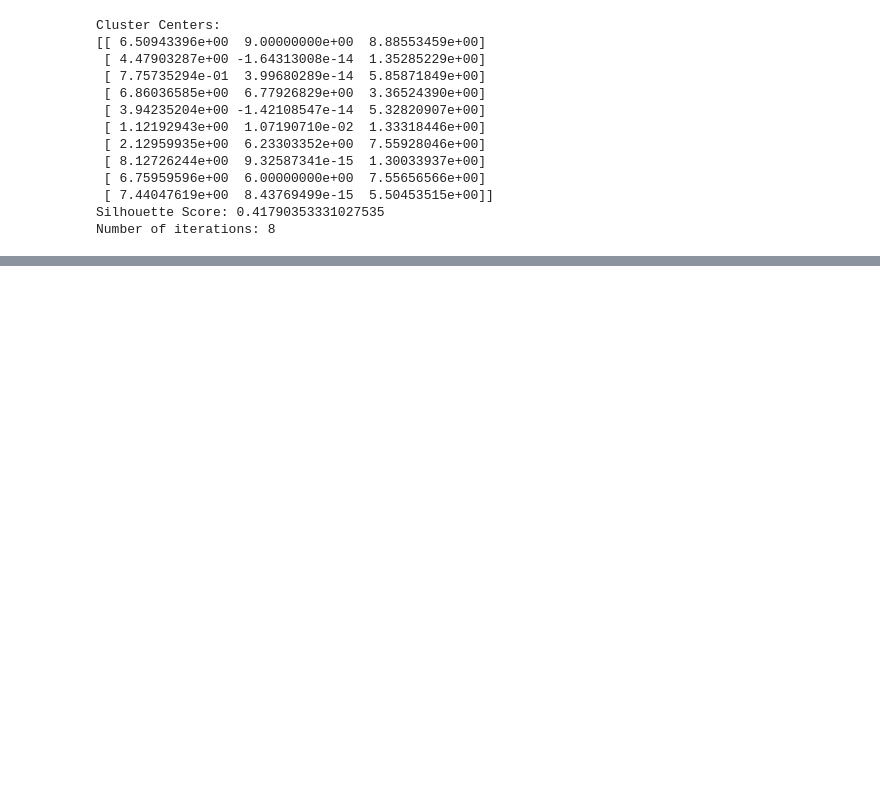
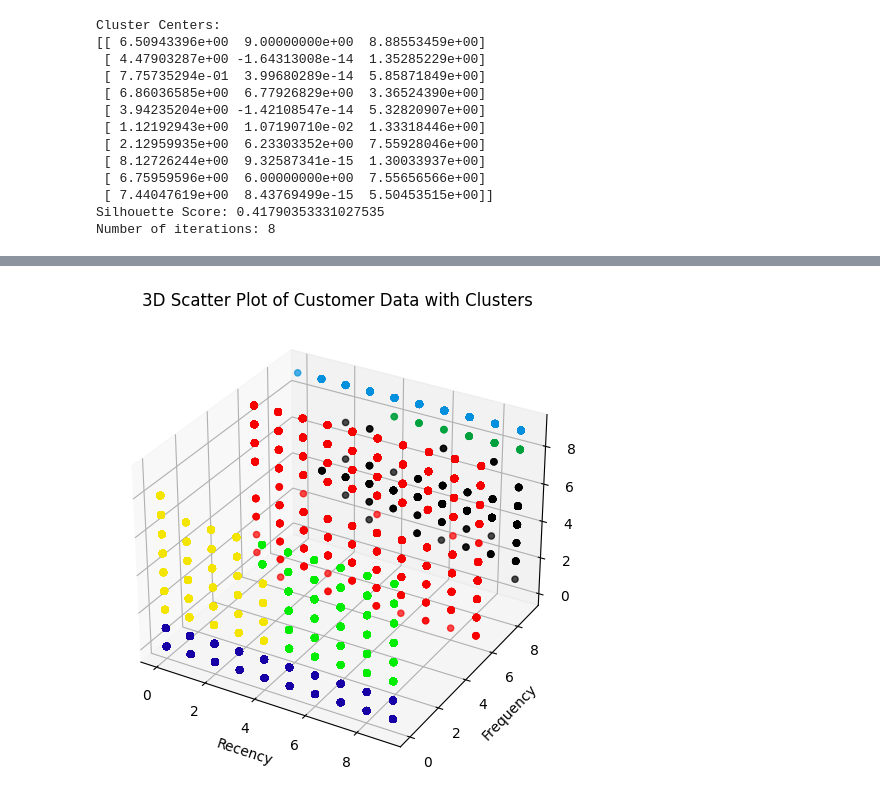
Before and after one commit to MohamedWael45/RFM, a Jupyter notebook: RFM_VeryFinal.ipynb, the cells around one changed output, grey strips where cells are left out. Drawn from its saved outputs; the diff is of its cells as text; code cells hidden in the pictures; blank space fills up the shorter version.

```diff
--- a/RFM_VeryFinal.ipynb
+++ b/RFM_VeryFinal.ipynb
@@ -484,0 +520,48 @@ Time taken for K-means clustering: 1.3095502853393555 seconds
+# %%
+import seaborn as sns
+
+features = ["Recency", "Frequency", "Monetary"]
+X = df2[features]
+
+# Define the number of clusters (7)
+n_clusters = 7
+
+# Create the GMM model
+start_time = time.time()
+gmm = GaussianMixture(n_components=n_clusters, random_state=42)
+
+# Fit the model to the data
+gmm.fit(X)
+end_time = time.time()
+execution_time = end_time - start_time
+
+
+print("Execution Time:", execution_time, "seconds")
+
+# Predict cluster labels for each data point
+clusters = gmm.predict(X)
+
+# Add the cluster label as a new column to the data
+df2["cluster"] = clusters
+
+# 3D scatter plot
+fig = plt.figure(figsize=(10, 6))
+ax = fig.add_subplot(111, projection='3d')
+
+# Color-code data points by cluster
+color_map = plt.cm.nipy_spectral(clusters / n_clusters)
+
+# Scatter plot with color and transparency
+ax.scatter(
+    df2["Recency"], df2["Frequency"], df2["Monetary"], c=color_map, alpha=0.7
+)
+
+# Set labels and title
+ax.set_xlabel("Recency")
+ax.set_ylabel("Frequency")
+ax.set_zlabel("Monetary")
+ax.set_title("3D Scatter Plot of Customer Data with Clusters")
+
+plt.show()
+# %% [output]
+[figure, added]
```
Also changed, not shown: parts of 4 cells of this notebook.
